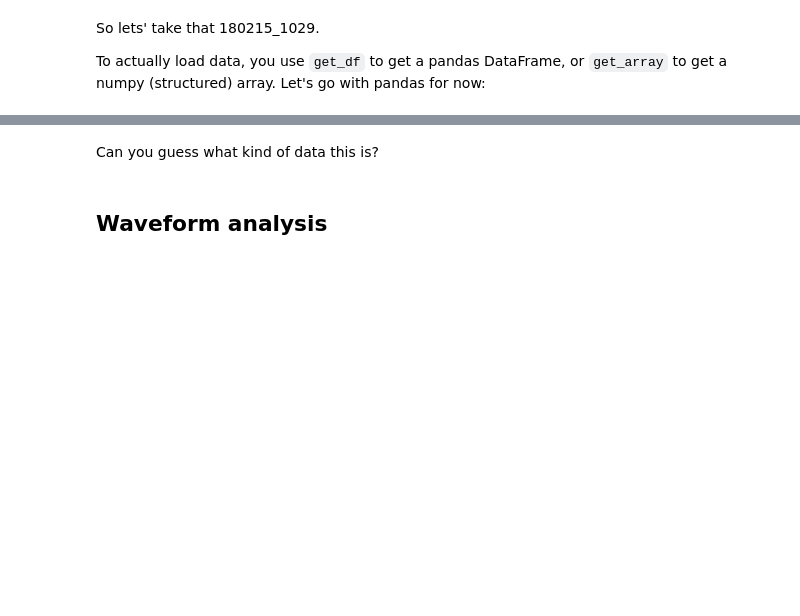
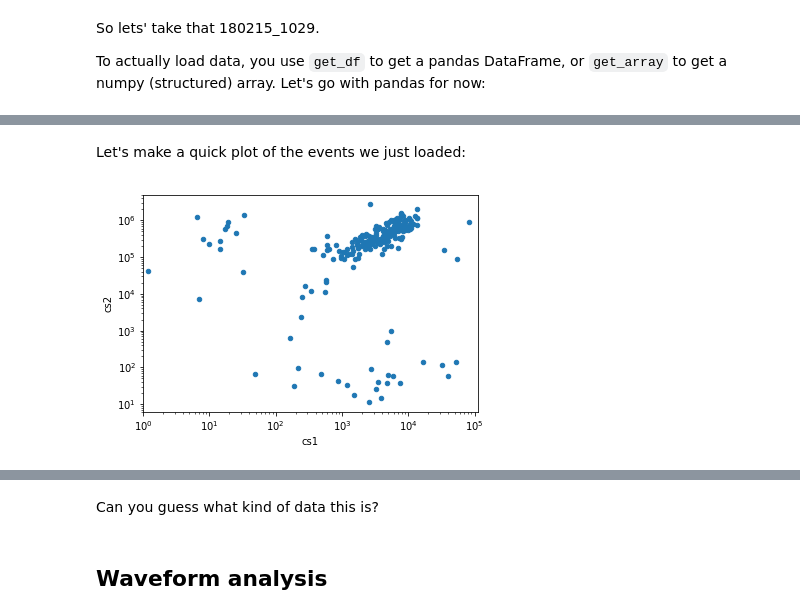
Before and after one commit to XENONnT/straxen, a Jupyter notebook: notebooks/tutorials/strax_demo.ipynb, the cells around one changed output, grey strips where cells are left out. Saved outputs shown, nothing was run; the diff lists cells and outputs as text; code cells hidden in the pictures; blank space fills up the shorter version.

```diff
--- a/notebooks/tutorials/strax_demo.ipynb
+++ b/notebooks/tutorials/strax_demo.ipynb
@@ -116,0 +122,11 @@ event_plot(df)
+# %% [markdown]
+Let's make a quick plot of the events we just loaded:
+# %%
+df.plot.scatter('cs1', 'cs2')
+
+import matplotlib.pyplot as plt
+plt.xscale('log')
+plt.xlim(1, None)
+plt.yscale('log')
+# %% [output]
+[figure, added]
```
Also changed, not shown: parts of 21 cells of this notebook.
